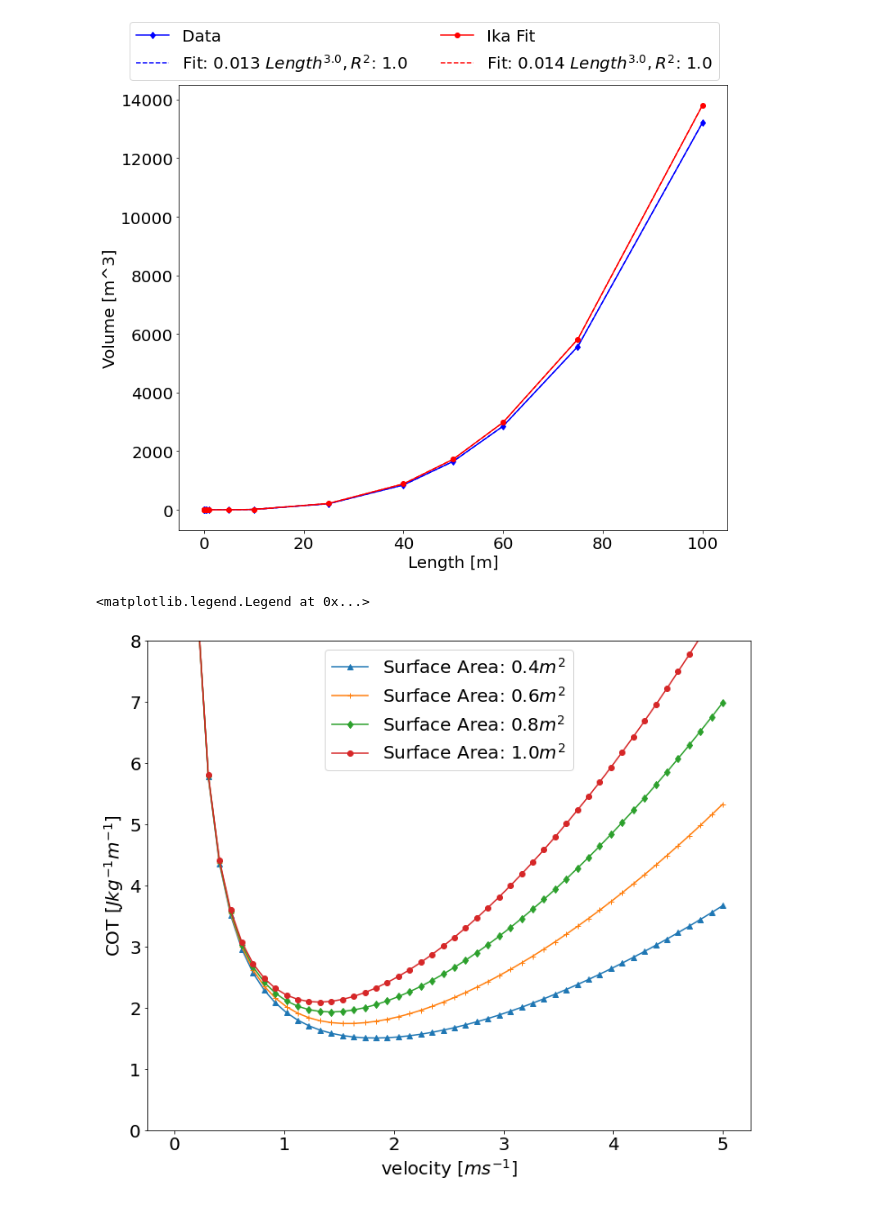
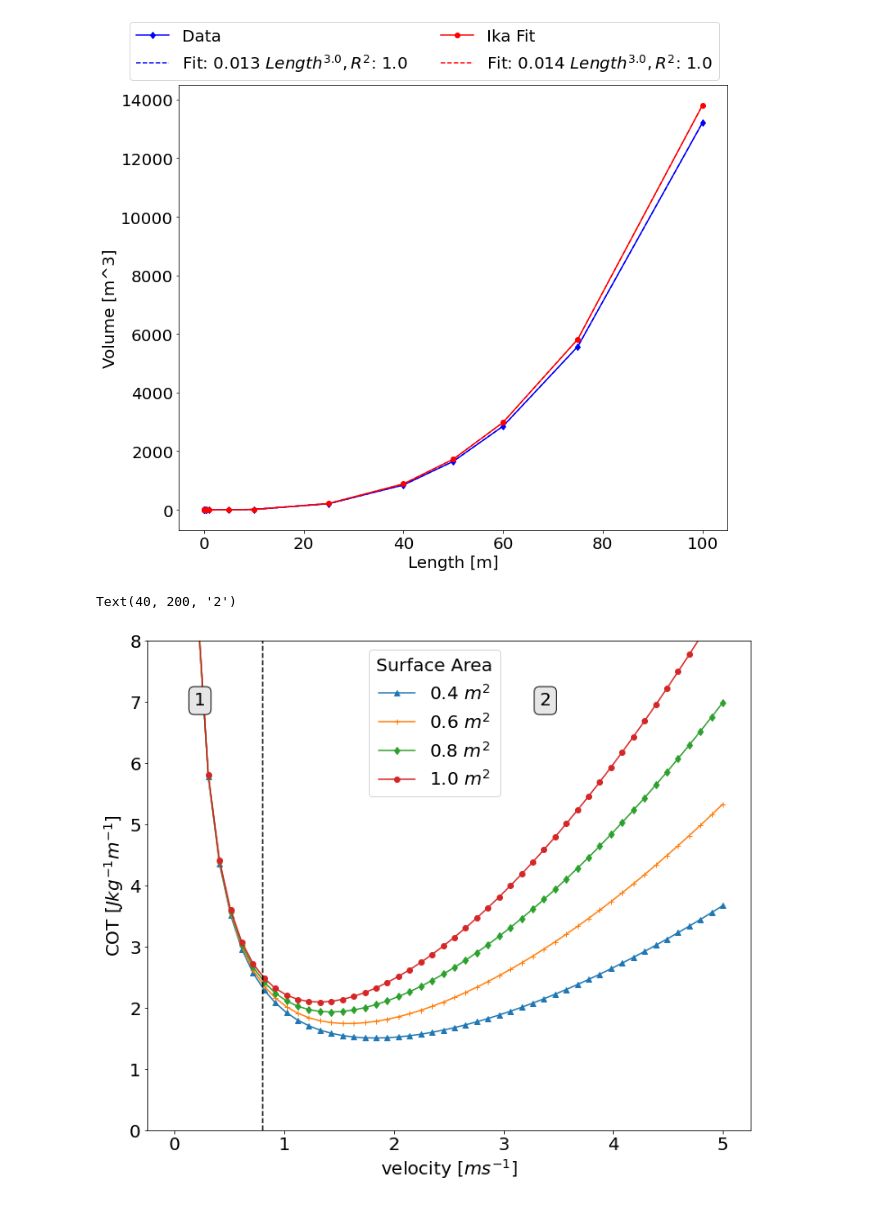
Before and after one commit to michaelcoe/Ika-Fit, a Jupyter notebook: blenderValidation.ipynb, the cells around one changed output. Cells and saved outputs as stored; diff of their text form; code cells hidden in the pictures.

```diff
--- a/blenderValidation.ipynb
+++ b/blenderValidation.ipynb
@@ -285,34 +285,47 @@ ax3.legend(loc='best', ncol=2, bbox_to_anchor=((1.0, 1.16)))
 # %%
 velocity = np.linspace(0.001, 5, 50)
 kinVisc = 1.19*10**(-6)
 efficiency = 0.5
 
 marker_style = ['^-', '+-', 'd-', 'o-' ]
 
 inf_area = np.linspace(0.4, 1, 4)
 
 fig4, ax4 = plt.subplots(figsize=((12, 10)))
 
 for idx, area in enumerate(inf_area):
     length = 1.0
     area_calc, D_calc = sea.determine_surface_area(1, 2, 0, length*0.95, sideFits[0], sideFits[1], nacaFits, nacaFits)
     Sr_calc = length/D_calc
     volume_calc, height, width = ve.determine_volume(1, 2, 0, length*0.90, sideFits[0], sideFits[1], nacaFits, nacaFits)
     mass_calc = volume_calc*density
 
     cot_area = np.divide((25 + cot.ITTC_pp(Sr_calc, area, length, mass_calc, efficiency,
                                            kinVisc, density, velocity)), (mass_calc * velocity))
 
-    ax4.plot(velocity, cot_area, marker_style[idx], label='Surface Area: ' + str(np.round(area, 3)) + '$m^2$')
+    ax4.plot(velocity, cot_area, marker_style[idx], label=str(np.round(area, 3)) + ' $m^2$')
 
+ax4.plot([0.8, 0.8], [0, 2000], 'k--')
 ax4.set_ylabel('COT $[J kg^{-1} m^{-1}]$')
 ax4.set_xlabel('velocity $[ms^{-1}]$')
 ax4.set_ylim([0, 8])
-ax4.legend()
+ax4.legend(title='Surface Area', bbox_to_anchor=(0.6, 1.0))
+
+ax4.annotate(
+    '1',
+    xy=(1., 4), xycoords='data',
+    xytext=(-100, 200), textcoords='offset points',
+    bbox=dict(boxstyle="round", fc="0.9"))
+ax4.annotate(
+    '2',
+    xy=(3., 4), xycoords='data',
+    xytext=(40, 200), textcoords='offset points',
+    bbox=dict(boxstyle="round", fc="0.9"))
+
 #fig4.savefig(Path(figurePath).joinpath('Area_influence.pdf'), facecolor='w', bbox_inches='tight', dpi=300)
 # %% [output]
-<matplotlib.legend.Legend at 0x...>
+Text(40, 200, '2')
-[figure, old version]
+[figure, new version]
 # %%
 fig5, ax5 = plt.subplots(figsize=((12, 10)))
 
```
Also changed, not shown: parts of 6 cells of this notebook.
